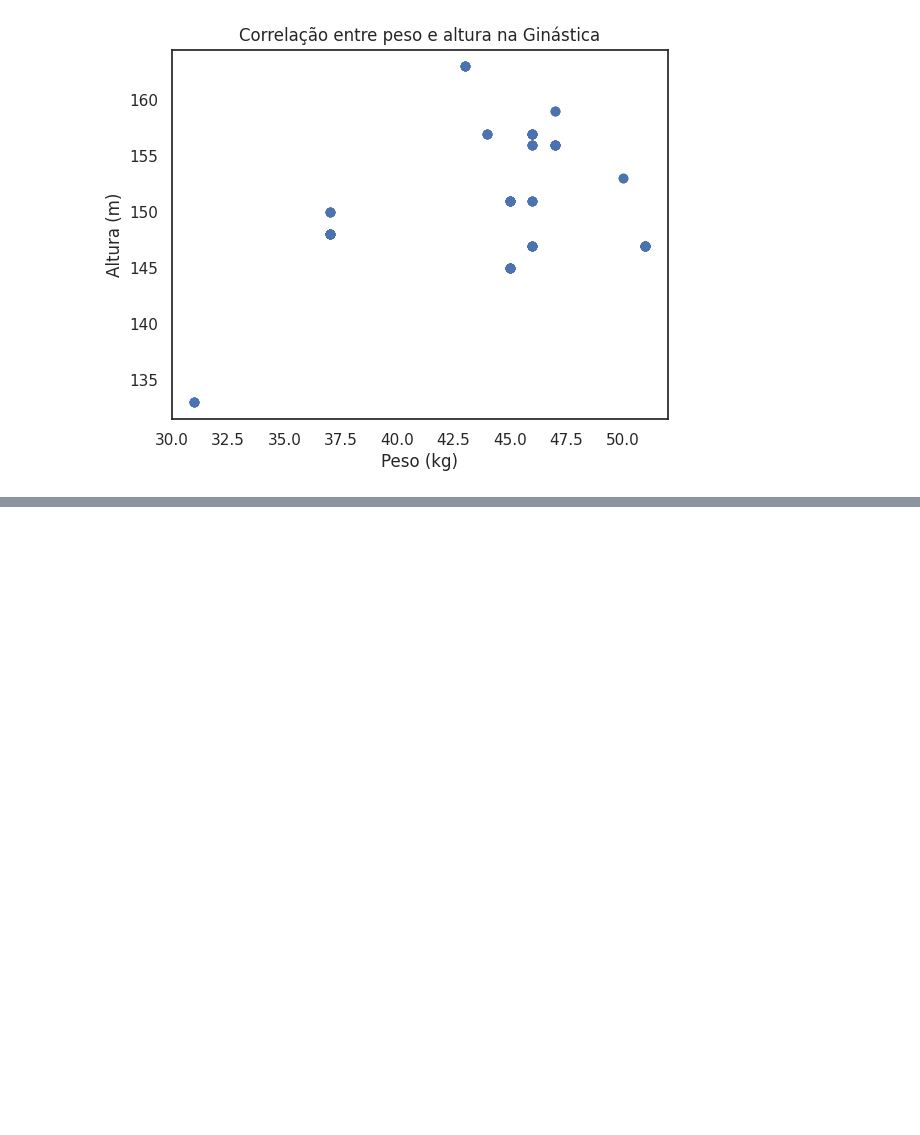
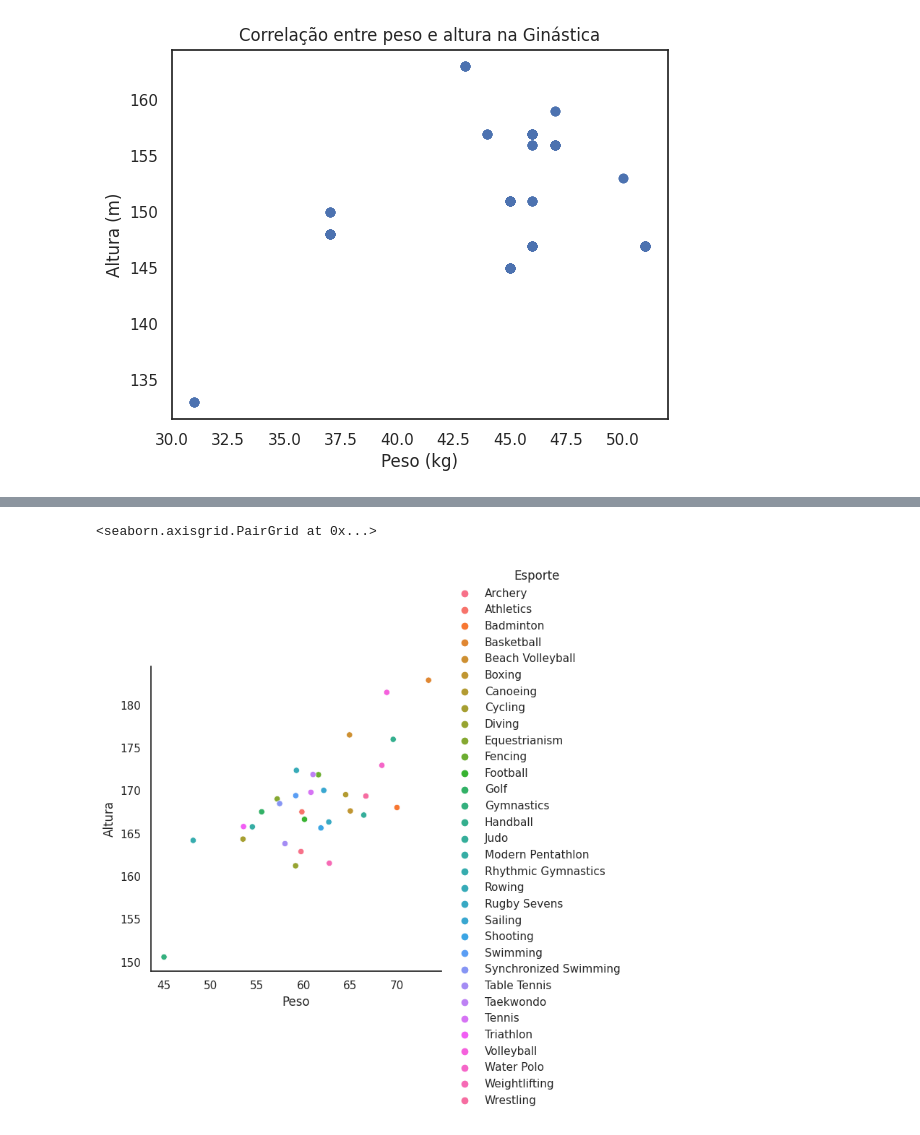
Before and after one commit to lauramendescd/Lab_DataScience, a Jupyter notebook: Olimpiadas_brasil.ipynb, the cells around one changed output, grey strips where cells are left out. Cells and saved outputs as stored; diff of their text form; code cells hidden in the pictures; blank space fills up the shorter version.

```diff
--- a/Olimpiadas_brasil.ipynb
+++ b/Olimpiadas_brasil.ipynb
@@ -316,0 +346,14 @@ plt.show()
+# %%
+
+# Criando um novo DataFrame com as colunas de interesse
+df_corr = atletas_brasileiras_verao[['Esporte', 'Peso', 'Altura']]
+
+# Agrupando os dados por esporte e calculando a média de peso e altura
+df_corr = df_corr.groupby('Esporte').mean().reset_index()
+# %%
+import seaborn as sns
+# Plotando o gráfico de dispersão das correlações de peso e altura com os esportes
+sns.pairplot(df_corr, x_vars=['Peso'], y_vars=['Altura'], hue='Esporte', height=5)
+# %% [output]
+<seaborn.axisgrid.PairGrid at 0x...>
+[figure, added]
```
Also changed, not shown: parts of 17 cells of this notebook.
